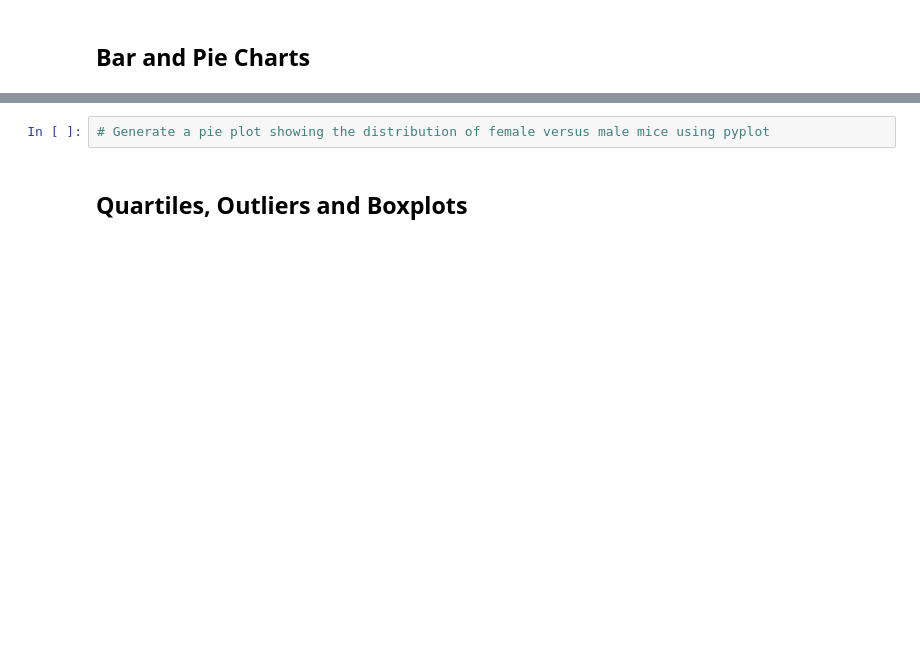
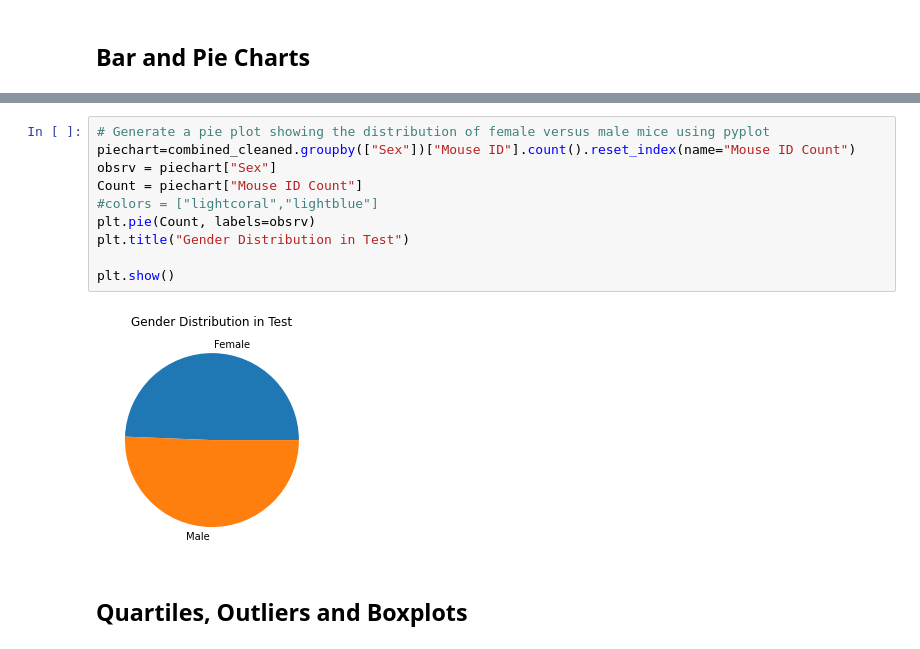
Before and after one commit to kumar084/Matplotlib-challenge, a Jupyter notebook: Pymaceuticals/pymaceuticals_starter-checkpoint.ipynb, the cells around one changed output, grey strips where cells are left out. Saved outputs shown, nothing was run; the diff lists cells and outputs as text; blank space fills up the shorter version.

```diff
--- a/Pymaceuticals/pymaceuticals_starter-checkpoint.ipynb
+++ b/Pymaceuticals/pymaceuticals_starter-checkpoint.ipynb
@@ -122,5 +146,15 @@ Groupby_sum
 # %%
 # Generate a pie plot showing the distribution of female versus male mice using pyplot
+piechart=combined_cleaned.groupby(["Sex"])["Mouse ID"].count().reset_index(name="Mouse ID Count")
+obsrv = piechart["Sex"]
+Count = piechart["Mouse ID Count"]
+#colors = ["lightcoral","lightblue"]
+plt.pie(Count, labels=obsrv)
+plt.title("Gender Distribution in Test")
+
+plt.show()
+# %% [output]
+[figure, added]
 # %% [markdown]
 ## Quartiles, Outliers and Boxplots
 # %%
```
Also changed, not shown: parts of 5 cells of this notebook.
